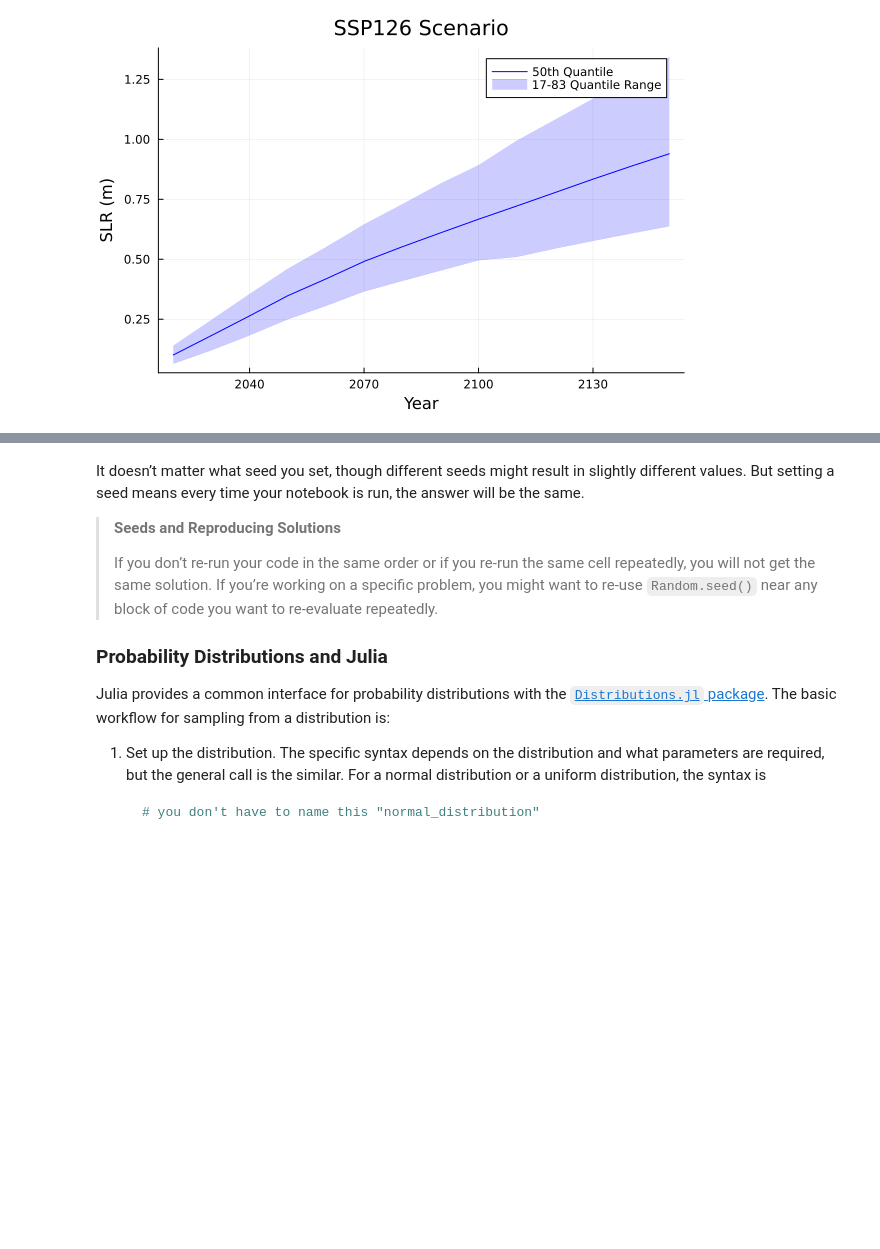
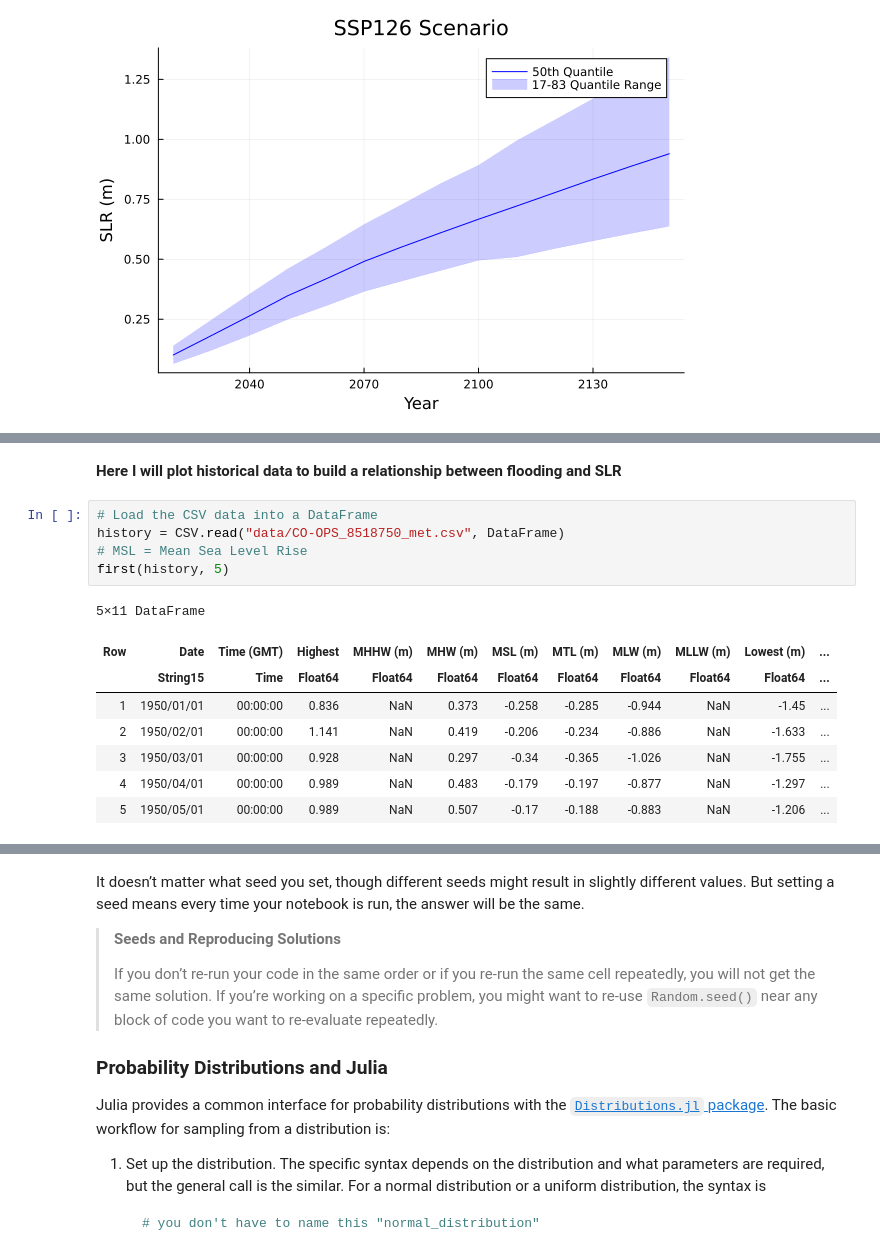
Before and after one commit to rms428/SLR-to-BI-4750, a Jupyter notebook: firstmcpass.ipynb, the cells around one changed output, grey strips where cells are left out. Drawn from its saved outputs; the diff is of its cells as text; blank space fills up the shorter version.

Commit message:
finding flood func.

```diff
--- a/firstmcpass.ipynb
+++ b/firstmcpass.ipynb
@@ -85,0 +85,16 @@ histogram(showcase_samples, xlabel="SLR (m)", ylabel="Frequency", title="SLR dis
+# %% [markdown]
+**Here I will plot historical data to build a relationship between flooding and SLR**
+# %%
+# Load the CSV data into a DataFrame
+history = CSV.read("data/CO-OPS_8518750_met.csv", DataFrame)
+# MSL = Mean Sea Level Rise
+first(history, 5)
+# %% [output]
+5×11 DataFrame
+| Row | Date | Time (GMT) | Highest | MHHW (m) | MHW (m) | MSL (m) | MTL (m) | MLW (m) | MLLW (m) | Lowest (m) | ... |
+|  | String15 | Time | Float64 | Float64 | Float64 | Float64 | Float64 | Float64 | Float64 | Float64 | ... |
+| 1 | 1950/01/01 | 00:00:00 | 0.836 | NaN | 0.373 | -0.258 | -0.285 | -0.944 | NaN | -1.45 | ... |
+| 2 | 1950/02/01 | 00:00:00 | 1.141 | NaN | 0.419 | -0.206 | -0.234 | -0.886 | NaN | -1.633 | ... |
+| 3 | 1950/03/01 | 00:00:00 | 0.928 | NaN | 0.297 | -0.34 | -0.365 | -1.026 | NaN | -1.755 | ... |
+| 4 | 1950/04/01 | 00:00:00 | 0.989 | NaN | 0.483 | -0.179 | -0.197 | -0.877 | NaN | -1.297 | ... |
+| 5 | 1950/05/01 | 00:00:00 | 0.989 | NaN | 0.507 | -0.17 | -0.188 | -0.883 | NaN | -1.206 | ... |
```
Also changed, not shown: parts of 9 cells of this notebook, 2 other files.
